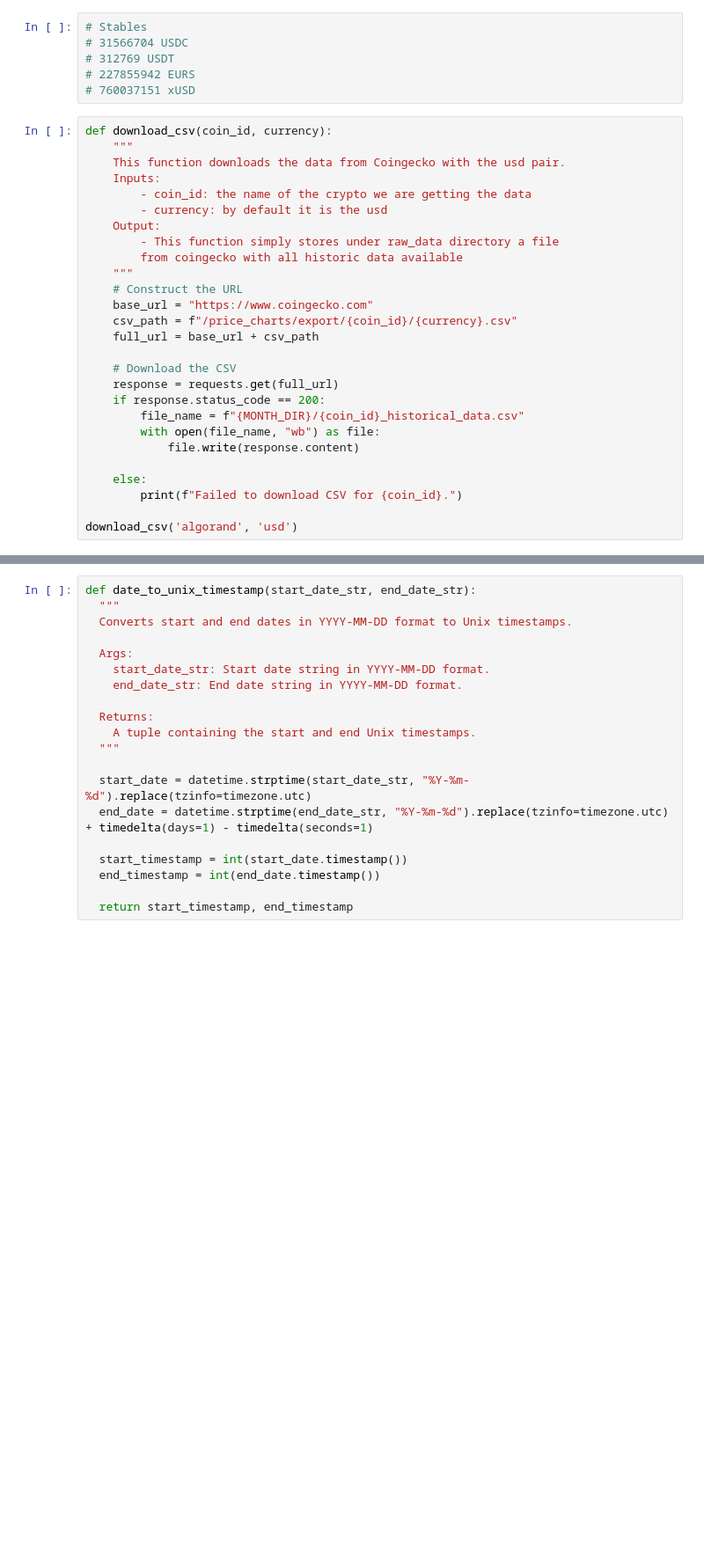
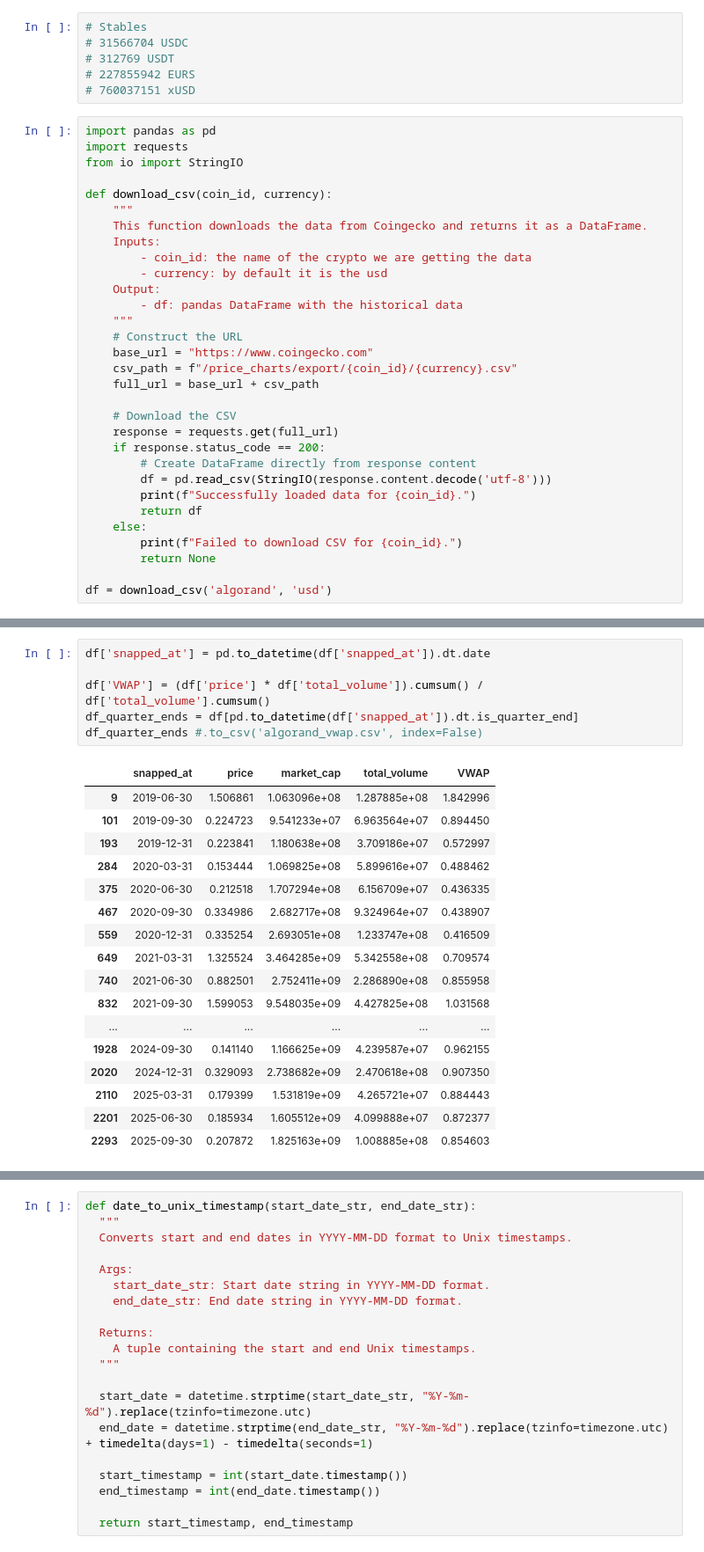
Before and after one commit to MarcLlopart/Algorand-Monthly-Volumes, a Jupyter notebook: volume_calculator.ipynb, the cells around one changed output, grey strips where cells are left out. Shown at 88% size. Saved outputs shown, nothing was run; the diff lists cells and outputs as text; blank space fills up the shorter version.

```diff
--- a/volume_calculator.ipynb
+++ b/volume_calculator.ipynb
@@ -21,15 +21,18 @@ MONTH_DIR = 'Jul 2025'
 # 227855942 EURS
 # 760037151 xUSD
 # %%
+import pandas as pd
+import requests
+from io import StringIO
+
 def download_csv(coin_id, currency):
     """
-    This function downloads the data from Coingecko with the usd pair.
+    This function downloads the data from Coingecko and returns it as a DataFrame.
     Inputs:
         - coin_id: the name of the crypto we are getting the data
         - currency: by default it is the usd
     Output:
-        - This function simply stores under raw_data directory a file
-        from coingecko with all historic data available
+        - df: pandas DataFrame with the historical data
     """
     # Construct the URL
     base_url = "https://www.coingecko.com"
@@ -39,11 +42,12 @@ def download_csv(coin_id, currency):
     # Download the CSV
     response = requests.get(full_url)
     if response.status_code == 200:
-        file_name = f"{MONTH_DIR}/{coin_id}_historical_data.csv"
-        with open(file_name, "wb") as file:
-            file.write(response.content)
-
+        # Create DataFrame directly from response content
+        df = pd.read_csv(StringIO(response.content.decode('utf-8')))
+        print(f"Successfully loaded data for {coin_id}.")
+        return df
     else:
         print(f"Failed to download CSV for {coin_id}.")
+        return None
 
-download_csv('algorand', 'usd')
+df = download_csv('algorand', 'usd')
@@ -49,0 +56,24 @@ download_csv('algorand', 'usd')
+# %%
+df['snapped_at'] = pd.to_datetime(df['snapped_at']).dt.date
+
+df['VWAP'] = (df['price'] * df['total_volume']).cumsum() / df['total_volume'].cumsum()
+df_quarter_ends = df[pd.to_datetime(df['snapped_at']).dt.is_quarter_end]
+df_quarter_ends #.to_csv('algorand_vwap.csv', index=False)
+# %% [output]
+|  | snapped_at | price | market_cap | total_volume | VWAP |
+| 9 | 2019-06-30 | 1.506861 | 1.063096e+08 | 1.287885e+08 | 1.842996 |
+| 101 | 2019-09-30 | 0.224723 | 9.541233e+07 | 6.963564e+07 | 0.894450 |
+| 193 | 2019-12-31 | 0.223841 | 1.180638e+08 | 3.709186e+07 | 0.572997 |
+| 284 | 2020-03-31 | 0.153444 | 1.069825e+08 | 5.899616e+07 | 0.488462 |
+| 375 | 2020-06-30 | 0.212518 | 1.707294e+08 | 6.156709e+07 | 0.436335 |
+| 467 | 2020-09-30 | 0.334986 | 2.682717e+08 | 9.324964e+07 | 0.438907 |
+| 559 | 2020-12-31 | 0.335254 | 2.693051e+08 | 1.233747e+08 | 0.416509 |
+| 649 | 2021-03-31 | 1.325524 | 3.464285e+09 | 5.342558e+08 | 0.709574 |
+| 740 | 2021-06-30 | 0.882501 | 2.752411e+09 | 2.286890e+08 | 0.855958 |
+| 832 | 2021-09-30 | 1.599053 | 9.548035e+09 | 4.427825e+08 | 1.031568 |
+| ... | ... | ... | ... | ... | ... |
+| 1928 | 2024-09-30 | 0.141140 | 1.166625e+09 | 4.239587e+07 | 0.962155 |
+| 2020 | 2024-12-31 | 0.329093 | 2.738682e+09 | 2.470618e+08 | 0.907350 |
+| 2110 | 2025-03-31 | 0.179399 | 1.531819e+09 | 4.265721e+07 | 0.884443 |
+| 2201 | 2025-06-30 | 0.185934 | 1.605512e+09 | 4.099888e+07 | 0.872377 |
+| 2293 | 2025-09-30 | 0.207872 | 1.825163e+09 | 1.008885e+08 | 0.854603 |
```
Also changed, not shown: parts of 3 cells of this notebook, 12 other files.
